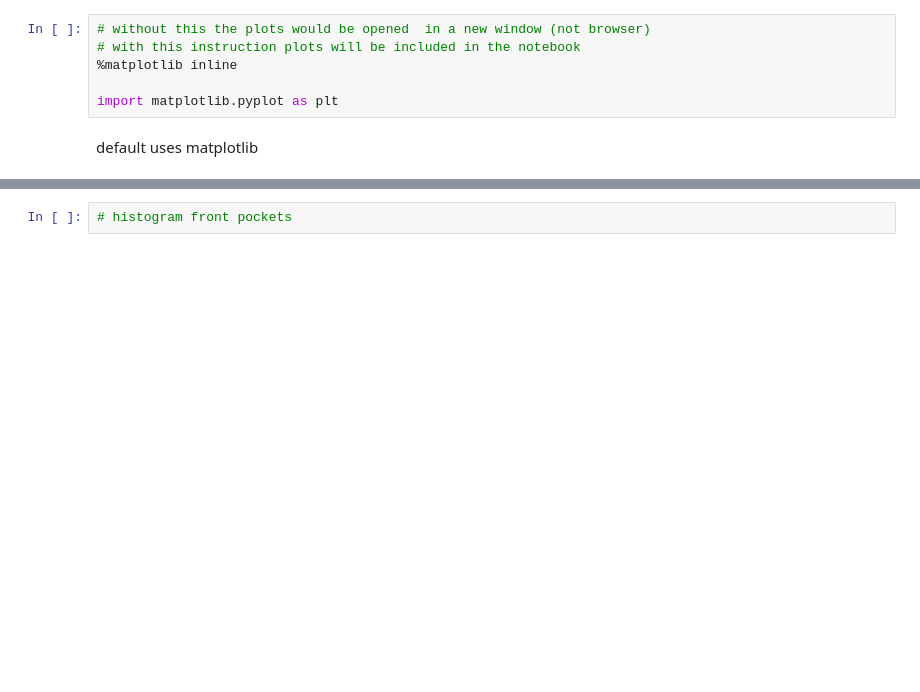
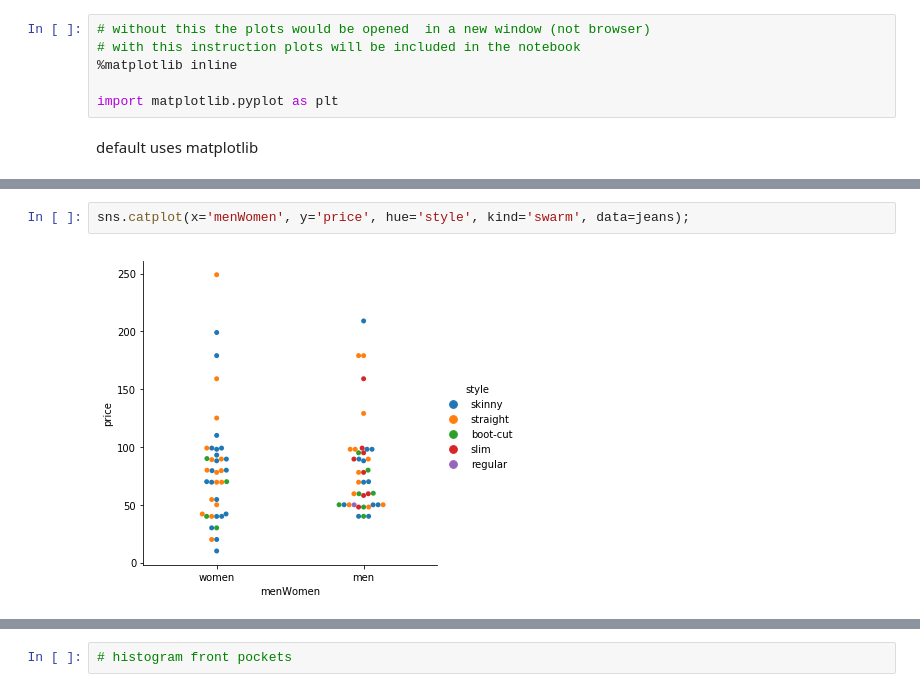
Before and after one commit to IBMDeveloperUK/Python-Pandas-Workshop, a Jupyter notebook: pandas-workshop.ipynb, the cells around one changed output, grey strips where cells are left out. Cells and saved outputs as stored; diff of their text form; blank space fills up the shorter version.

```diff
--- a/pandas-workshop.ipynb
+++ b/pandas-workshop.ipynb
@@ -385,0 +679,4 @@ jeans.columns
+# %%
+sns.catplot(x='menWomen', y='price', hue='style', kind='swarm', data=jeans);
+# %% [output]
+[figure, added]
```
Also changed, not shown: parts of 69 cells of this notebook.
